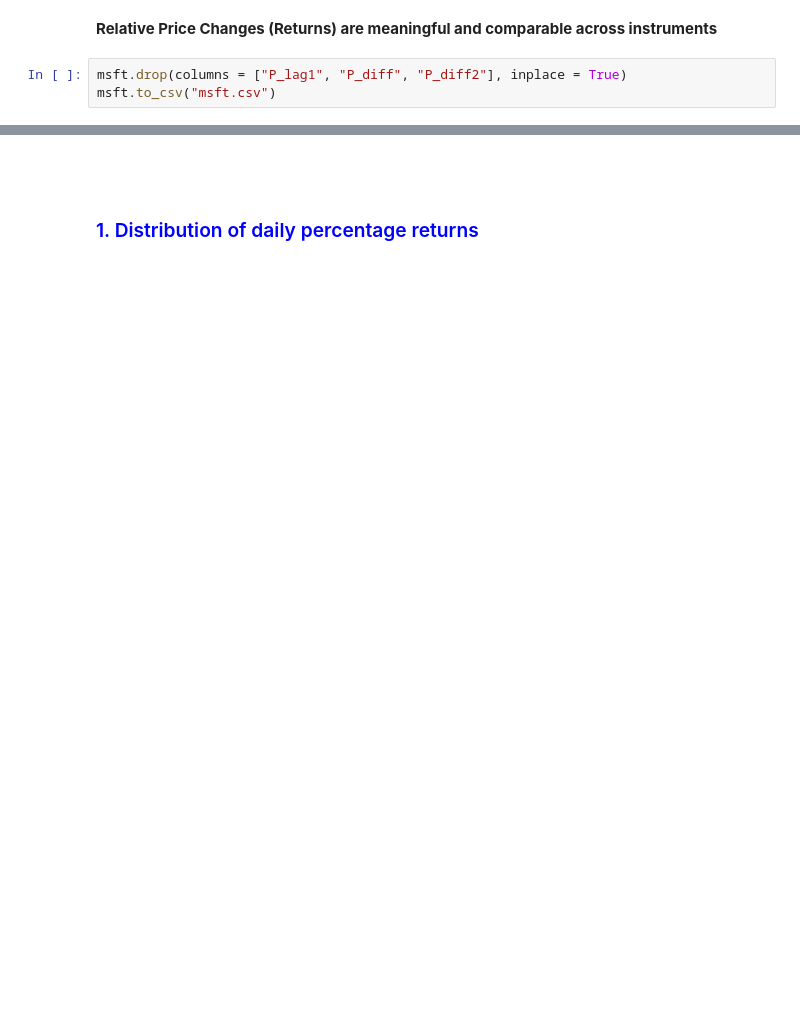
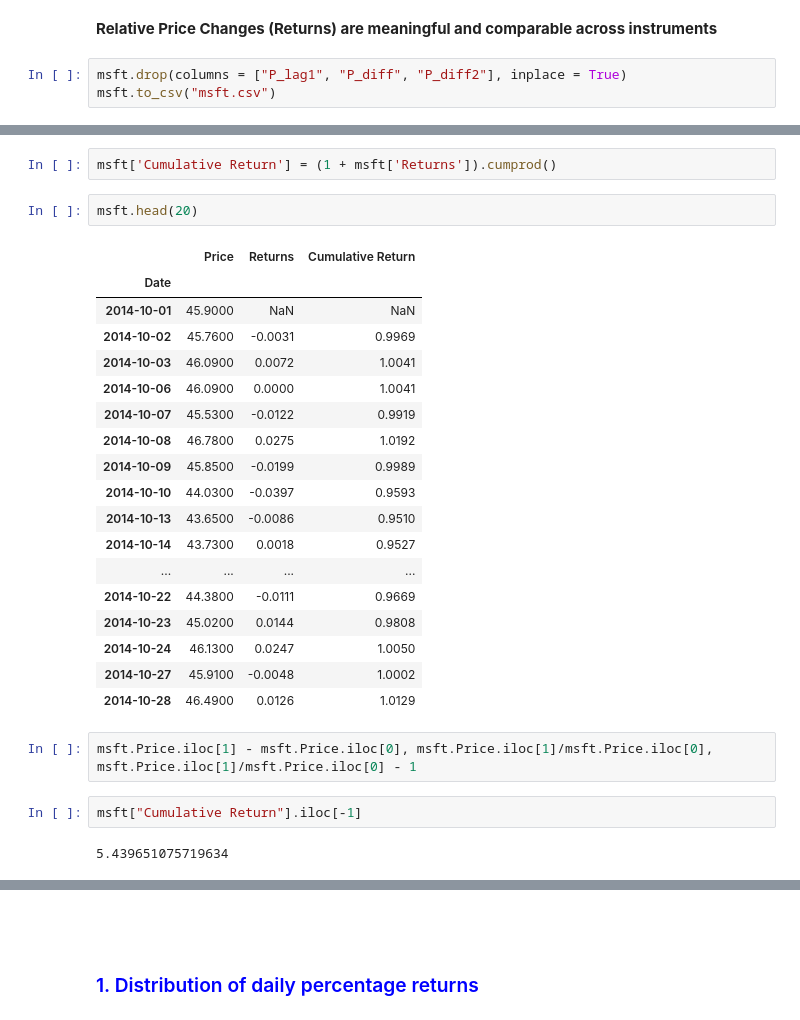
Before and after one commit to ntmai03/DataAnalysisProject, a Jupyter notebook: 06-QuantitativeFinance/01-FundamentalAnalysis.ipynb, the cells around one changed output, grey strips where cells are left out. Cells and saved outputs as stored; diff of their text form; blank space fills up the shorter version.

```diff
--- a/06-QuantitativeFinance/01-FundamentalAnalysis.ipynb
+++ b/06-QuantitativeFinance/01-FundamentalAnalysis.ipynb
@@ -788,0 +870,29 @@ msft.to_csv("msft.csv")
+# %%
+msft['Cumulative Return'] = (1 + msft['Returns']).cumprod()
+# %%
+msft.head(20)
+# %% [output]
+|  | Price | Returns | Cumulative Return |
+| Date |  |  |  |
+| 2014-10-01 | 45.9000 | NaN | NaN |
+| 2014-10-02 | 45.7600 | -0.0031 | 0.9969 |
+| 2014-10-03 | 46.0900 | 0.0072 | 1.0041 |
+| 2014-10-06 | 46.0900 | 0.0000 | 1.0041 |
+| 2014-10-07 | 45.5300 | -0.0122 | 0.9919 |
+| 2014-10-08 | 46.7800 | 0.0275 | 1.0192 |
+| 2014-10-09 | 45.8500 | -0.0199 | 0.9989 |
+| 2014-10-10 | 44.0300 | -0.0397 | 0.9593 |
+| 2014-10-13 | 43.6500 | -0.0086 | 0.9510 |
+| 2014-10-14 | 43.7300 | 0.0018 | 0.9527 |
+| ... | ... | ... | ... |
+| 2014-10-22 | 44.3800 | -0.0111 | 0.9669 |
+| 2014-10-23 | 45.0200 | 0.0144 | 0.9808 |
+| 2014-10-24 | 46.1300 | 0.0247 | 1.0050 |
+| 2014-10-27 | 45.9100 | -0.0048 | 1.0002 |
+| 2014-10-28 | 46.4900 | 0.0126 | 1.0129 |
+# %%
+msft.Price.iloc[1] - msft.Price.iloc[0], msft.Price.iloc[1]/msft.Price.iloc[0], msft.Price.iloc[1]/msft.Price.iloc[0] - 1
+# %%
+msft["Cumulative Return"].iloc[-1]
+# %% [output]
+5.439651075719634
```
Also changed, not shown: parts of 282 cells of this notebook, 2 other files.
